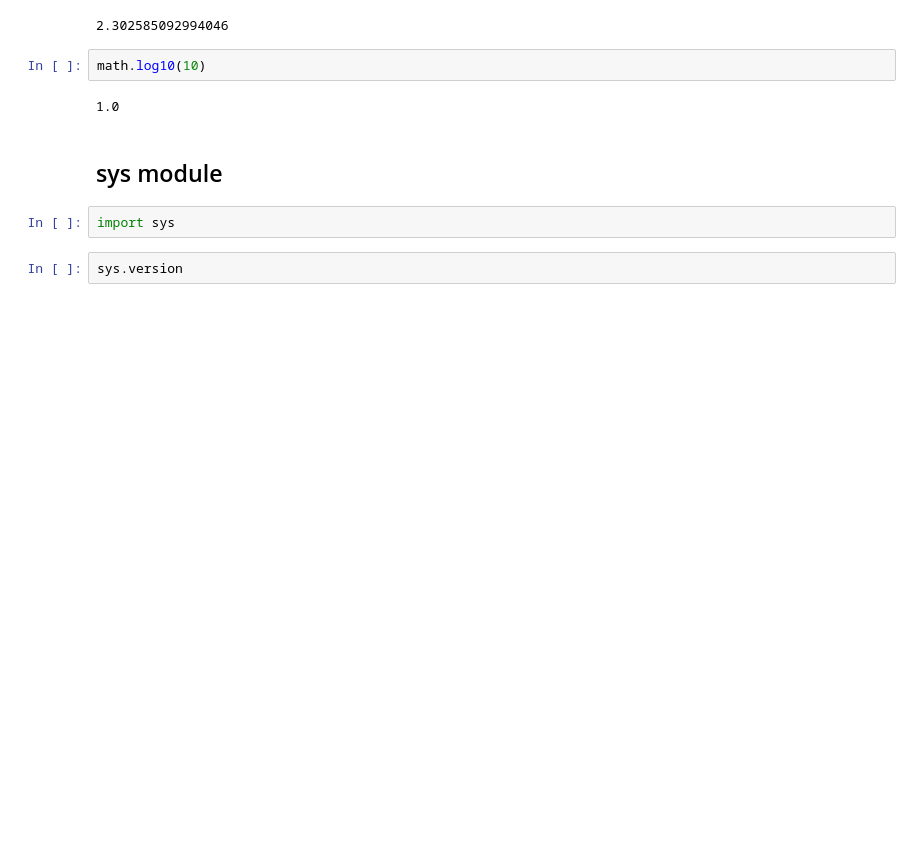
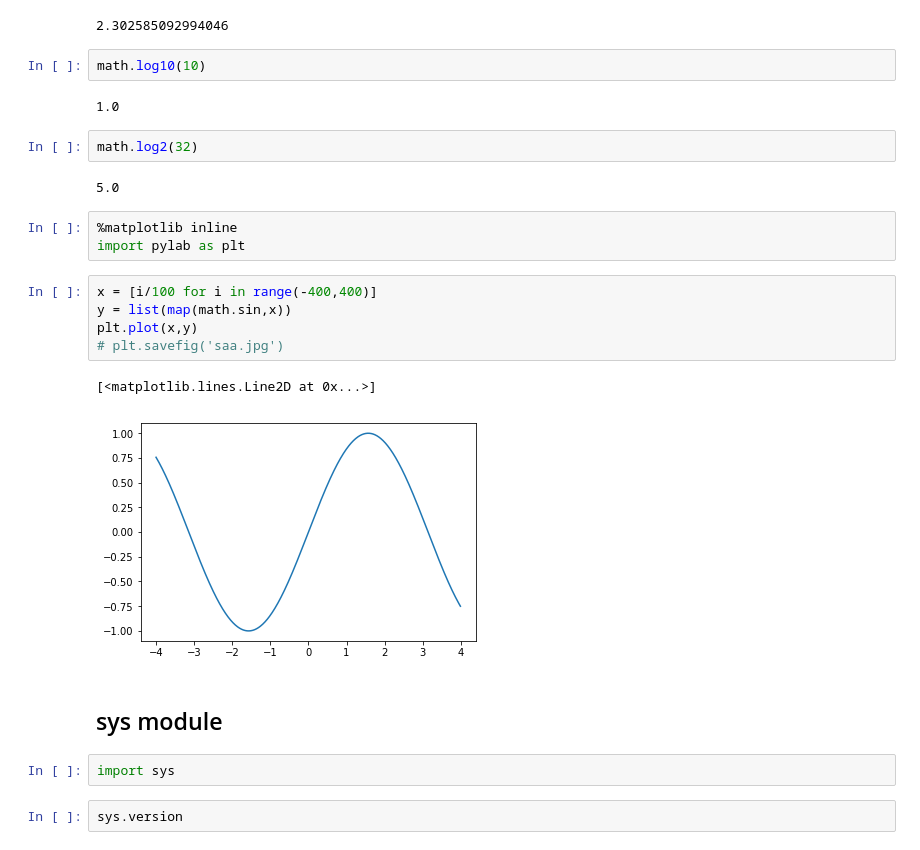
Before and after one commit to vafaei-ar/TIC-Python-Workshops, a Jupyter notebook: Day9/3-packages-PIP.ipynb, the cells around one changed output. Saved outputs shown, nothing was run; the diff lists cells and outputs as text; blank space fills up the shorter version.

```diff
--- a/Day9/3-packages-PIP.ipynb
+++ b/Day9/3-packages-PIP.ipynb
@@ -36,6 +56,21 @@ math.log(10)
 math.log10(10)
 # %% [output]
 1.0
+# %%
+math.log2(32)
+# %% [output]
+5.0
+# %%
+%matplotlib inline
+import pylab as plt
+# %%
+x = [i/100 for i in range(-400,400)]
+y = list(map(math.sin,x))
+plt.plot(x,y)
+# plt.savefig('saa.jpg')
+# %% [output]
+[<matplotlib.lines.Line2D at 0x...>]
+[figure, added]
 # %% [markdown]
 ## sys module
 # %%
```
Also changed, not shown: parts of 45 cells of this notebook, 3 other files.
